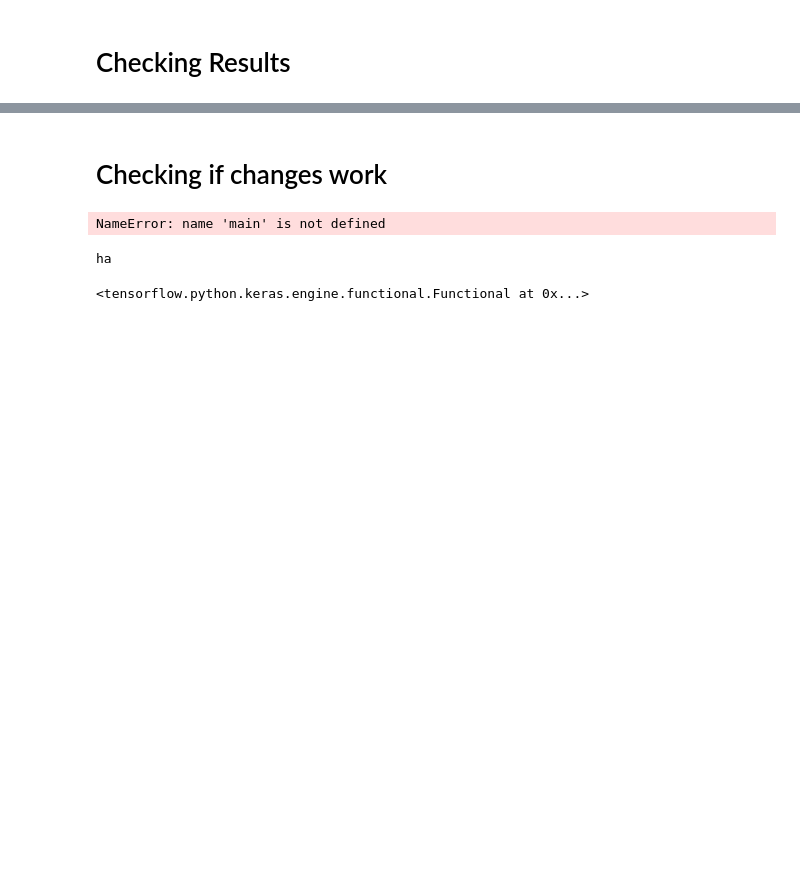
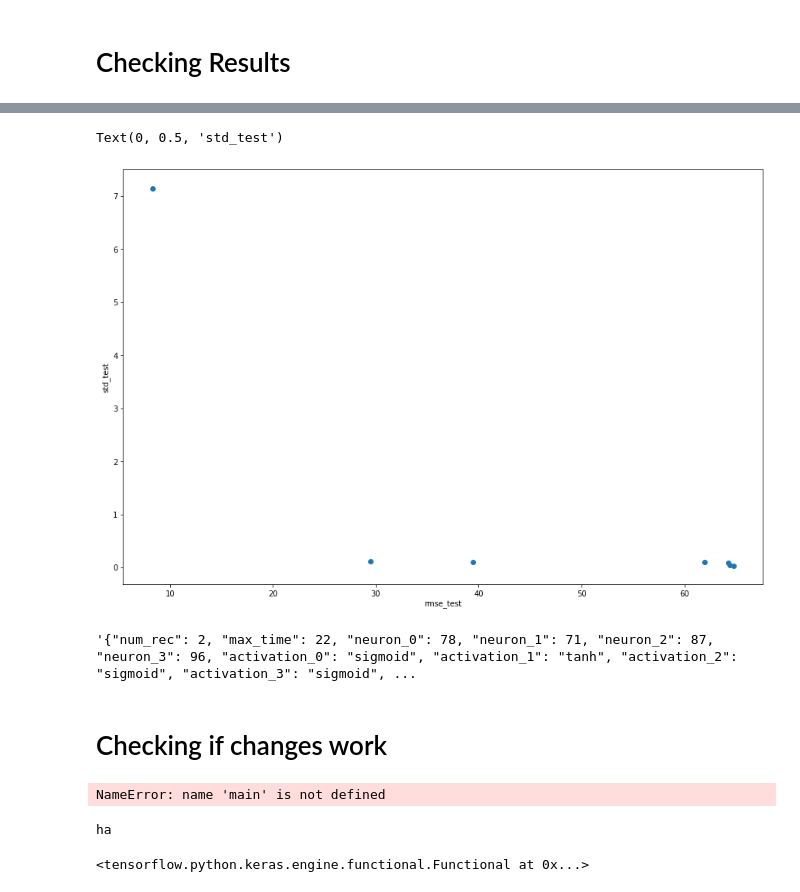
Before and after one commit to MariosKef/RULe, a Jupyter notebook: tests.ipynb, the cells around one changed output, grey strips where cells are left out. Drawn from its saved outputs; the diff is of its cells as text; code cells hidden in the pictures; blank space fills up the shorter version.

```diff
--- a/tests.ipynb
+++ b/tests.ipynb
@@ -6,5 +6,5 @@ import pygmo as pg
 import matplotlib.pyplot as plt
 import seaborn as sns
 # %%
-configs = pd.read_csv('./results_no_cv_HO_29_10')
+configs = pd.read_csv('./results_no_cv_HO_02_12')
 # %%
@@ -11,0 +26,4 @@ configs
+# %%
+configs.columns = configs.columns.str.replace(' ', '')
+# %%
+configs.drop(['std_train', 'std_test'], axis=1, inplace=True)
@@ -12,5 +39,5 @@ configs
 # %%
-pareto_index = pg.non_dominated_front_2d(configs[['rmse_test', 'std_test']])
+pareto_index = pg.non_dominated_front_2d(configs[['rmse_test', 'uncertainty_test']])
 # %%
 pareto_configs = configs.iloc[pareto_index]
 # %%
@@ -18,2 +54,17 @@ pareto_configs
+# %%
+x = pareto_configs['rmse_test'].values
+y = pareto_configs['uncertainty_test'].values
+plt.figure(figsize=(15,10))
+plt.scatter(x, y)
+plt.xlabel('rmse_test')
+plt.ylabel('std_test')
+
+# for i, txt in enumerate(pareto_configs.index):
+#     plt.annotate(txt, (x[i], y[i]))
+# %% [output]
+Text(0, 0.5, 'std_test')
+[figure, added]
 # %%
-pareto_configs.iloc[1].net_cfg
+pareto_configs.loc[8].net_cfg
+# %% [output]
+'{"num_rec": 2, "max_time": 22, "neuron_0": 78, "neuron_1": 71, "neuron_2": 87, "neuron_3": 96, "activation_0": "sigmoid", "activation_1": "tanh", "activation_2": "sigmoid", "activation_3": "sigmoid", ...
```
Also changed, not shown: parts of 51 cells of this notebook, 5 other files.
